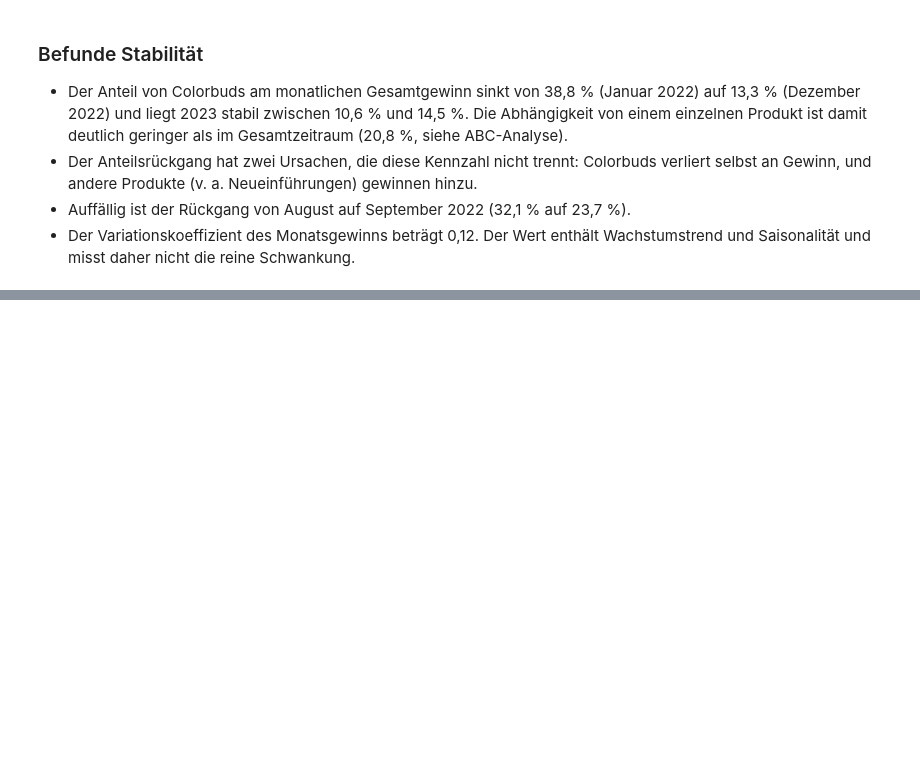
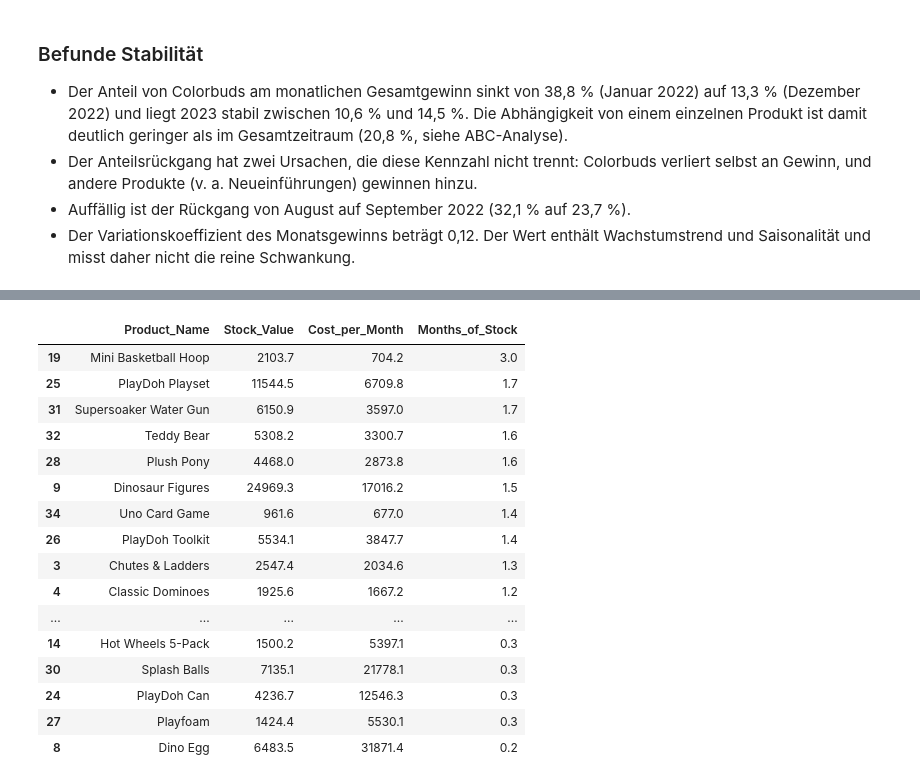
Before and after one commit to chrishorvath8595/maven_toys_profitability, a Jupyter notebook: notebooks/03_daten_analysieren.ipynb, the cells around one changed output, grey strips where cells are left out. Saved outputs shown, nothing was run; the diff lists cells and outputs as text; code cells hidden in the pictures; blank space fills up the shorter version.

```diff
--- a/notebooks/03_daten_analysieren.ipynb
+++ b/notebooks/03_daten_analysieren.ipynb
@@ -496,0 +530,10 @@ Variationskoeffizient des Monatsgewinns: 0.12
+# %%
+last_3_months = sales_full[sales_full["Date"] >= "2023-07-01"]
+
+cost_per_month = (
+    last_3_months.groupby("Product_Category")["Total_Cost"].sum() / 3
+)
+
+stock_category["Cost_per_Month"] = stock_category["Product_Category"].map(cost_per_month).round()
+stock_category["Months_of_Stock"] = (stock_category["Stock_Value"] / stock_category["Cost_per_Month"]).round(1)
+stock_category
@@ -496,0 +555,28 @@ Variationskoeffizient des Monatsgewinns: 0.12
+# %%
+stock_product = (
+    inventory_full.groupby("Product_Name")["Stock_Value"].sum().reset_index()
+)
+cost_product = last_3_months.groupby("Product_Name")["Total_Cost"].sum() / 3
+
+stock_product["Cost_per_Month"] = stock_product["Product_Name"].map(cost_product)
+stock_product["Months_of_Stock"] = (stock_product["Stock_Value"] / stock_product["Cost_per_Month"]).round(1)
+
+stock_product.sort_values("Months_of_Stock", ascending=False).round(1)
+# %% [output]
+|  | Product_Name | Stock_Value | Cost_per_Month | Months_of_Stock |
+| 19 | Mini Basketball Hoop | 2103.7 | 704.2 | 3.0 |
+| 25 | PlayDoh Playset | 11544.5 | 6709.8 | 1.7 |
+| 31 | Supersoaker Water Gun | 6150.9 | 3597.0 | 1.7 |
+| 32 | Teddy Bear | 5308.2 | 3300.7 | 1.6 |
+| 28 | Plush Pony | 4468.0 | 2873.8 | 1.6 |
+| 9 | Dinosaur Figures | 24969.3 | 17016.2 | 1.5 |
+| 34 | Uno Card Game | 961.6 | 677.0 | 1.4 |
+| 26 | PlayDoh Toolkit | 5534.1 | 3847.7 | 1.4 |
+| 3 | Chutes & Ladders | 2547.4 | 2034.6 | 1.3 |
+| 4 | Classic Dominoes | 1925.6 | 1667.2 | 1.2 |
+| ... | ... | ... | ... | ... |
+| 14 | Hot Wheels 5-Pack | 1500.2 | 5397.1 | 0.3 |
+| 30 | Splash Balls | 7135.1 | 21778.1 | 0.3 |
+| 24 | PlayDoh Can | 4236.7 | 12546.3 | 0.3 |
+| 27 | Playfoam | 1424.4 | 5530.1 | 0.3 |
+| 8 | Dino Egg | 6483.5 | 31871.4 | 0.2 |
```
Also changed, not shown: parts of 9 cells of this notebook.
